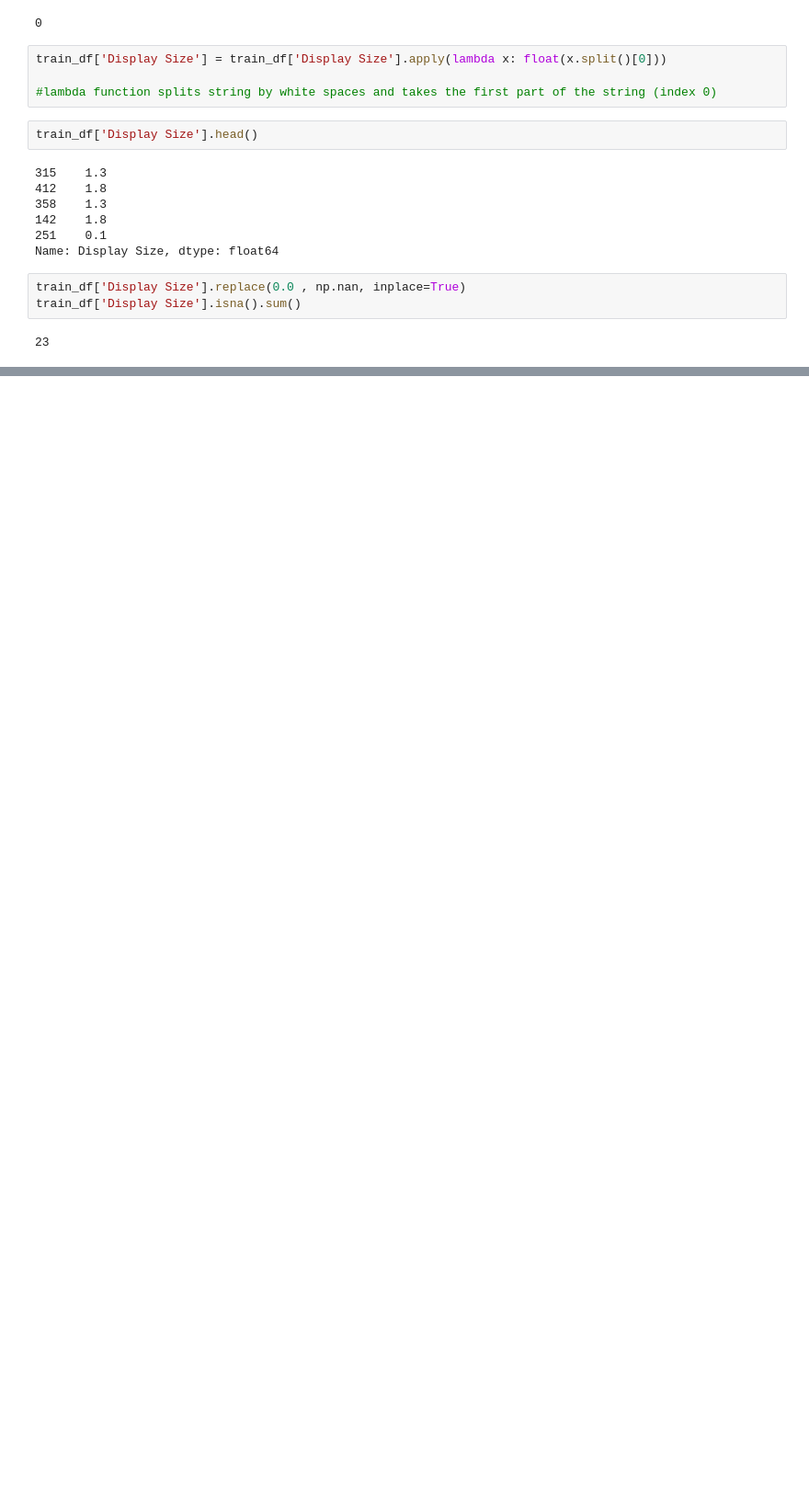
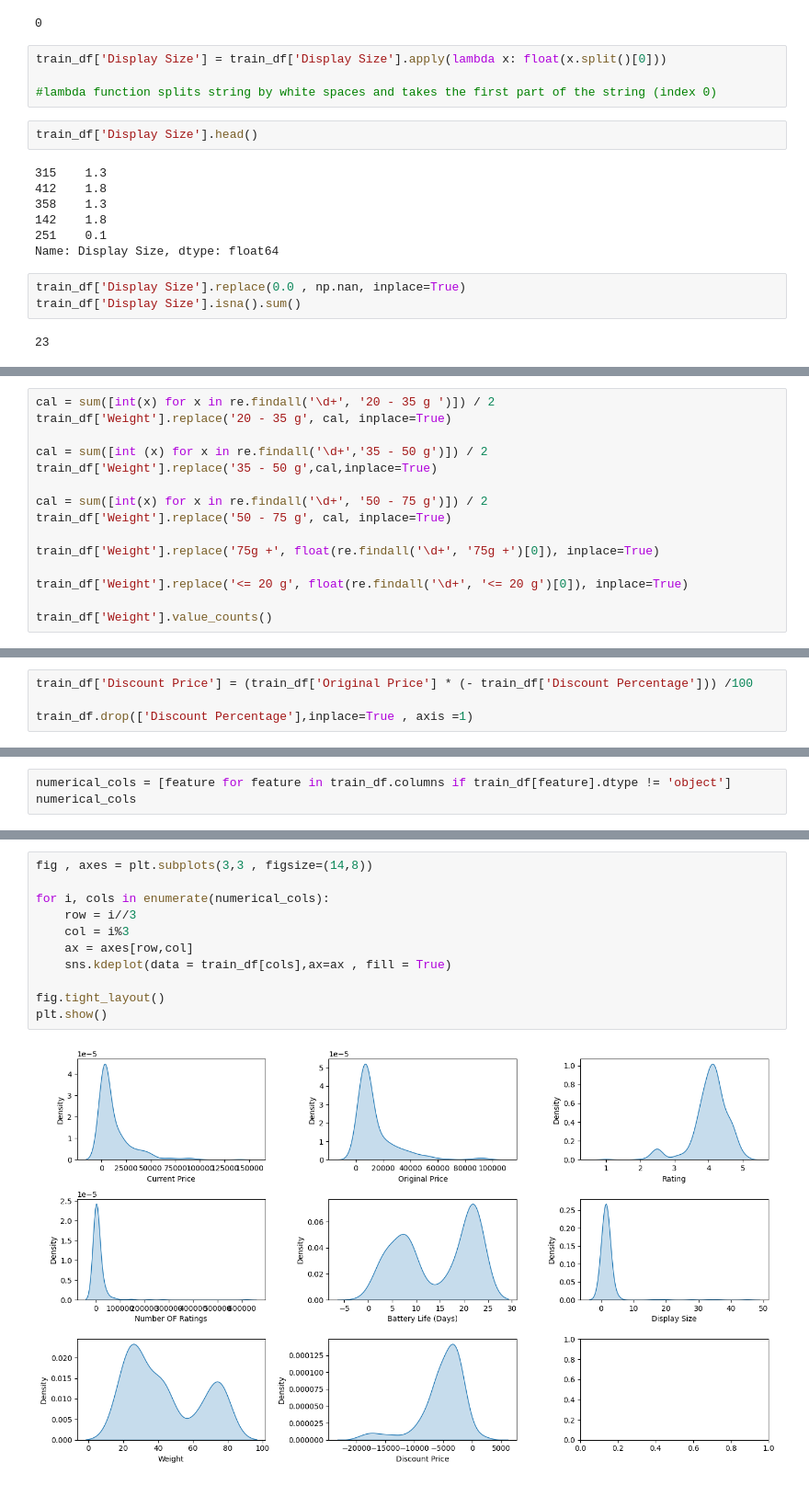
Before and after one commit to adhi1911/Watch-Price-Prediction, a Jupyter notebook: feature_engineering.ipynb, the cells around one changed output, grey strips where cells are left out. Shown: that part at 92% size. Drawn from its saved outputs; the diff is of its cells as text; blank space fills up the shorter version.

Commit message:
Clean Weight column and seperte columns with numerical data

```diff
--- a/feature_engineering.ipynb
+++ b/feature_engineering.ipynb
@@ -83,0 +97,15 @@ train_df['Display Size'].isna().sum()
+# %%
+cal = sum([int(x) for x in re.findall('\d+', '20 - 35 g ')]) / 2
+train_df['Weight'].replace('20 - 35 g', cal, inplace=True)
+
+cal = sum([int (x) for x in re.findall('\d+','35 - 50 g')]) / 2
+train_df['Weight'].replace('35 - 50 g',cal,inplace=True)
+
+cal = sum([int(x) for x in re.findall('\d+', '50 - 75 g')]) / 2
+train_df['Weight'].replace('50 - 75 g', cal, inplace=True)
+
+train_df['Weight'].replace('75g +', float(re.findall('\d+', '75g +')[0]), inplace=True)
+
+train_df['Weight'].replace('<= 20 g', float(re.findall('\d+', '<= 20 g')[0]), inplace=True)
+
+train_df['Weight'].value_counts()
@@ -83,0 +140,4 @@ train_df['Display Size'].isna().sum()
+# %%
+train_df['Discount Price'] = (train_df['Original Price'] * (- train_df['Discount Percentage'])) /100
+
+train_df.drop(['Discount Percentage'],inplace=True , axis =1)
@@ -83,0 +155,3 @@ train_df['Display Size'].isna().sum()
+# %%
+numerical_cols = [feature for feature in train_df.columns if train_df[feature].dtype != 'object']
+numerical_cols
@@ -83,0 +167,13 @@ train_df['Display Size'].isna().sum()
+# %%
+fig , axes = plt.subplots(3,3 , figsize=(14,8))
+
+for i, cols in enumerate(numerical_cols):
+    row = i//3
+    col = i%3
+    ax = axes[row,col]
+    sns.kdeplot(data = train_df[cols],ax=ax , fill = True)
+
+fig.tight_layout()
+plt.show()
+# %% [output]
+[figure, added]
```
Also changed, not shown: parts of 16 cells of this notebook.
